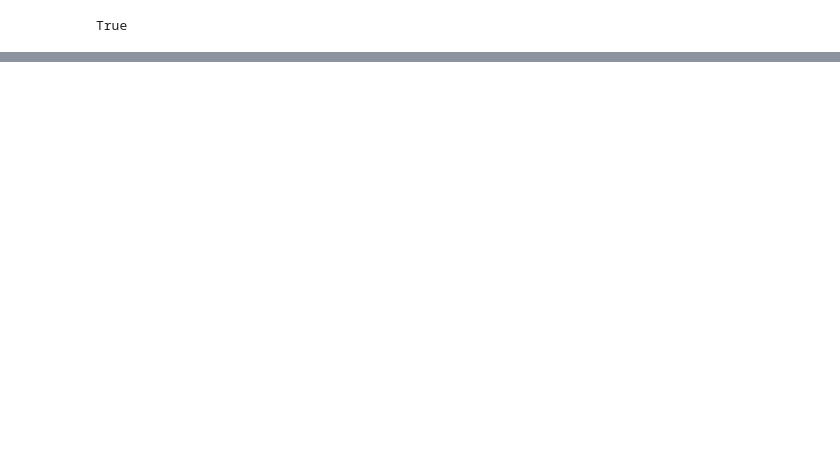
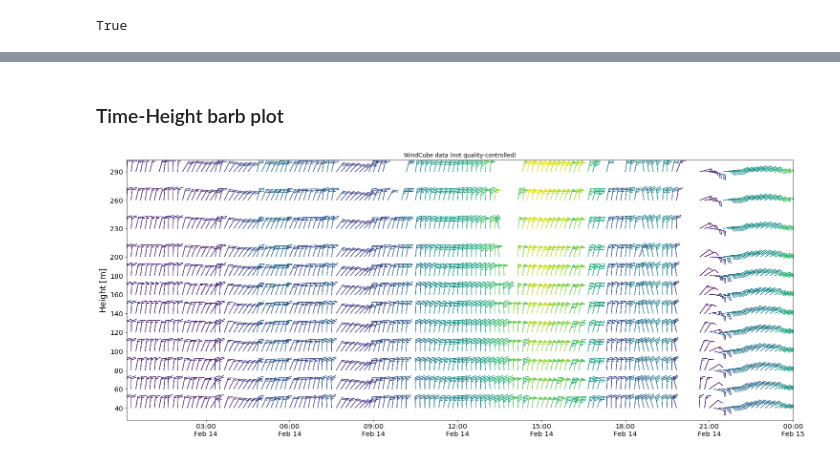
Before and after one commit to IGPResearch/sandbox, a Jupyter notebook: code/Windcube-Plot.ipynb, the cells around one changed output, grey strips where cells are left out. Saved outputs shown, nothing was run; the diff lists cells and outputs as text; code cells hidden in the pictures; blank space fills up the shorter version.

```diff
--- a/code/Windcube-Plot.ipynb
+++ b/code/Windcube-Plot.ipynb
@@ -55,0 +112,17 @@ wspd_df.plot(legend=True, figsize=(20, 8));
+# %% [markdown]
+### Time-Height barb plot
+# %%
+fig, ax = plt.subplots(figsize=(25, 10))
+ax.barbs(wspd_df.index, heights, u.T, v.T, wspd_df.values.T,
+         barb_increments=dict(half=2.5, full=5, flag=25))
+ax.set_xlim([wspd_df.index.min(), wspd_df.index.max()])
+
+ax.xaxis.set_major_formatter(mdates.DateFormatter('%H:%M\n%b %d'))
+
+ax.tick_params(labelsize='x-large')
+ax.set_yticks(heights)
+ax.set_ylabel('Height [m]', fontsize='xx-large')
+
+ax.set_title('WindCube data (not quality-controlled)');
+# %% [output]
+[figure, added]
```
Also changed, not shown: parts of 25 cells of this notebook, 1 other file.
